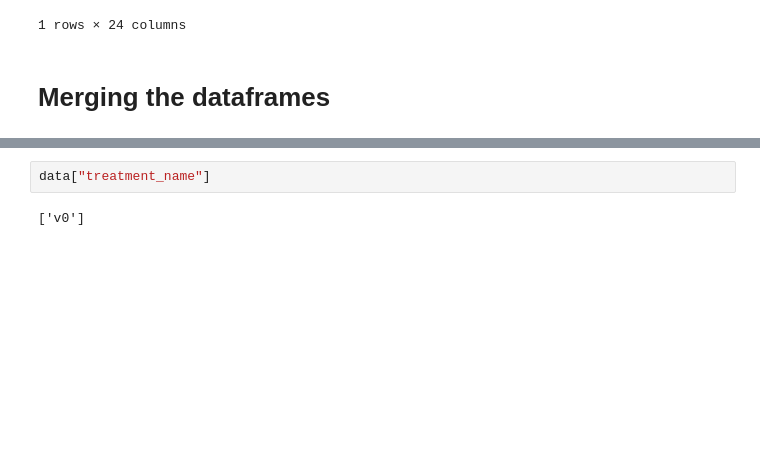
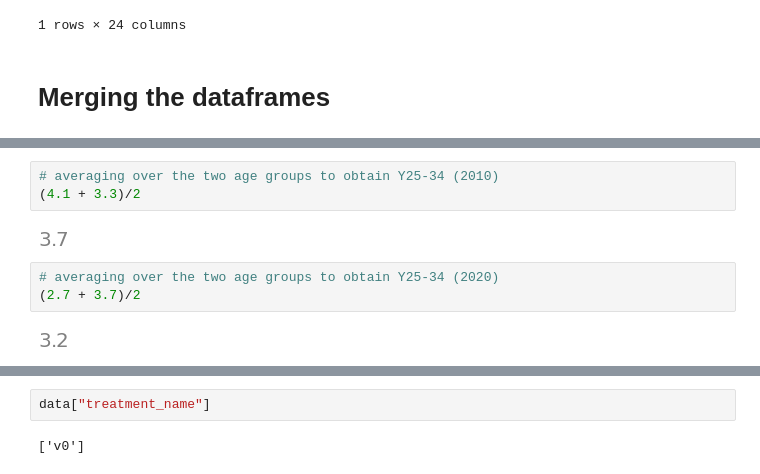
Before and after one commit to AnneLouisedb/Causality_Eurostat, a Jupyter notebook: research_outline.ipynb, the cells around one changed output, grey strips where cells are left out. Drawn from its saved outputs; the diff is of its cells as text; blank space fills up the shorter version.

```diff
--- a/research_outline.ipynb
+++ b/research_outline.ipynb
@@ -392,0 +430,10 @@ df_n
+# %%
+# averaging over the two age groups to obtain Y25-34 (2010)
+(4.1 + 3.3)/2
+# %% [output]
+[figure, added]
+# %%
+# averaging over the two age groups to obtain Y25-34 (2020)
+(2.7 + 3.7)/2
+# %% [output]
+[figure, added]
```
Also changed, not shown: parts of 19 cells of this notebook, 1 other file.
